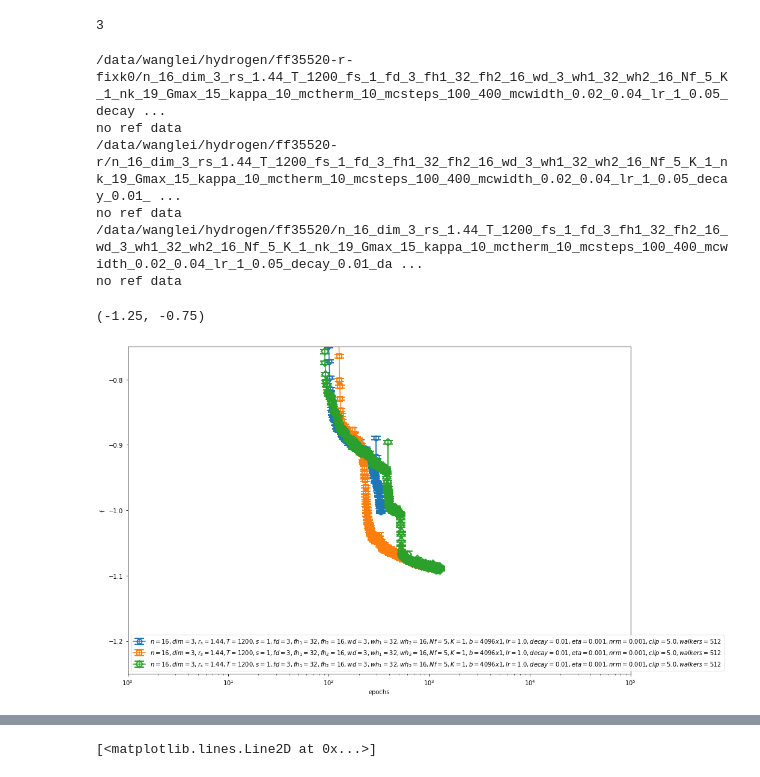
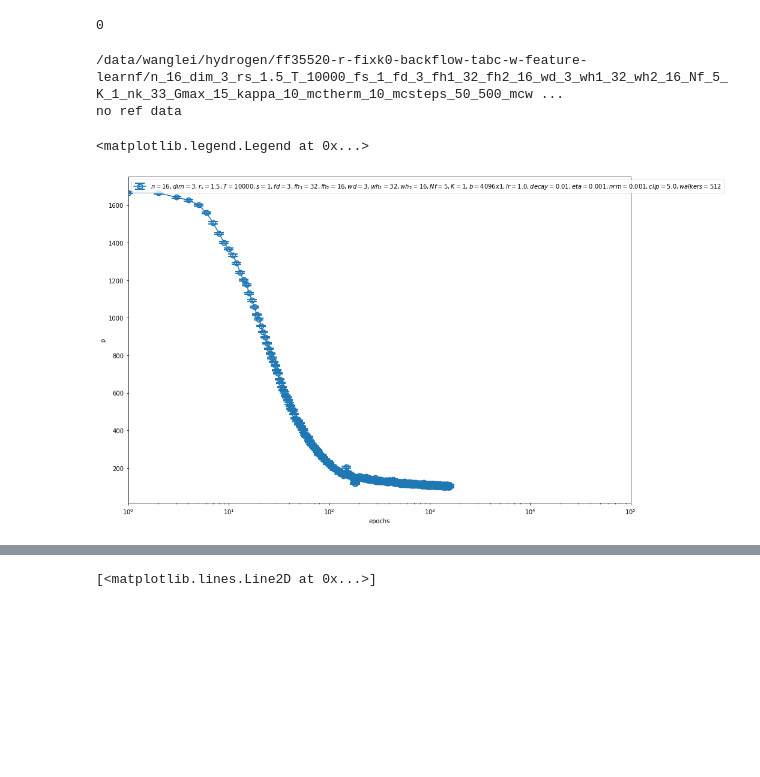
Before and after one commit to fermiflow/hydrogen, a Jupyter notebook: analysis/analysis.ipynb, the cells around one changed output, grey strips where cells are left out. Cells and saved outputs as stored; diff of their text form; code cells hidden in the pictures; blank space fills up the shorter version.

```diff
--- a/analysis/analysis.ipynb
+++ b/analysis/analysis.ipynb
@@ -63,18 +86,19 @@ len(files)
 def cond(f):
     n, dim, rs, T, s, fd, fh1, fh2, wd, wh1, wh2, b, a, lr, decay, eta, maxnorm, Nf, clip, K, w = parse_filename(f)
     #return rs <1.46 and '_ht_' not in f and ('nk_19' in f) and ('mcsteps_100_400' in f)
-    return ('mcsteps_100_500' in f or 'mcsteps_100_400' in f)
+    #return ('mcsteps_100_500' in f or 'mcsteps_100_400' in f)
+    return 'nk_19'  in f or n ==14 or n == 32
 files = list(filter(cond , files))
-#files = files[::-1]
+files = files[::-1]
 len(files)
 
 #files = [files[2], files[1]]
 #files = [files[0], files[2], files[1], files[3], files[4]]
 #files = files[-2:]
 # %% [output]
-3
+0
 # %%
-obs = 'f'
+obs = 'p'
 
 markers = ['o', 's', 'D', '*', 'x', '^', '<', 'h', '>', 'd', 'X', 'v', 'h', '1']
 colors = ['C0', 'C1','C2', 'C3', 'C4', 'C6', 'C5', 'C7', 'C8', 'C9', 'C10', 'C11', 'C12', 'C13']
@@ -83,54 +107,65 @@ plt.figure(figsize=(15,10))
 for f, marker, color in zip(files, markers, colors):
     n, dim, rs, T, s, fd, fh1, fh2, wd, wh1, wh2, b, a, lr, decay, eta, maxnorm, Nf, clip, K, w = parse_filename(f)
 
-    print (f)
+    Kp = 0.75*T/157888.088922572 # proton kinetic energy in Ry
+
+    print (f, Kp)
     df = pd.read_csv(f, delimiter=r"\s+")
     label = r'$n=%s,dim=%s,r_s=%s,T=%g,s=%s,fd=%s,fh_1=%s,fh_2=%s,wd=%s,wh_1=%s,wh_2=%s,Nf=%s,K=%s,b=%sx%s,lr=%s,decay=%s,eta=%s,nrm=%s,clip=%s, walkers=%s$'\
                 %(n,dim,rs,T,s,fd,fh1,fh2,wd,wh1,wh2,Nf,K,b,a,lr,decay,eta,maxnorm,clip,w)
 
     if obs == 'vtot':
         y = df['vpp'].values + df['vep'].values + df['vee'].values
         yerr = np.sqrt(df['vpp_err'].values**2 + df['vep_err'].values**2 + df['vee_err'].values**2)
     elif obs == 'etot':
-        y = df['e'].values + df['vpp'].values
+        y = df['e'].values + df['vpp'].values + Kp
         yerr = np.sqrt(df['e_err'].values**2 + df['vpp_err'].values**2)
     elif obs in ['acc_s', 'acc_x']:
         y = df[obs].values
         yerr = np.zeros_like(y)
+    elif obs == 'p':
+        L = (4/3*jnp.pi*n)**(1/3)
+        y = df[obs].values + (2*Kp)/(3*(L*rs)**3)*14710.513242194795
+        yerr = df[obs+'_err'].values
     else:
         y, yerr = df[obs].values, df[obs+'_err'].values
 
-    plt.errorbar(df['epoch'].values, y, yerr=yerr,
-                 marker=marker, color=color,markerfacecolor='none',
-                 markeredgewidth=2, ms=8, capsize=8, label=label)
+    #L = (4/3*np.pi*n)**(1/3)
+    #y -= ( jax.scipy.special.gammaln(n+1)/n + dim*np.log(L) )
 
     try:
         ref_value = ref_df.query('(T==%g) & (rs==%g)'%(T, rs))[obs].values[0]
         if obs in ['etot', 'k', 'vtot']: ref_value = 2*ref_value
         plt.axhline(y=ref_value, color='r')
+        #y = (y-ref_value)/np.abs(ref_value)
 
-    except KeyError or IndexError:
+    except (KeyError , IndexError):
         print ('no ref data')
+
+    plt.errorbar(df['epoch'].values, y, yerr=yerr,
+                 marker=marker, color=color,markerfacecolor='none',
+                 markeredgewidth=2, ms=8, capsize=8, label=label)
 
     #if obs == 'p': plt.ylim([100, 400])
     #if obs in ['f', 'etot', 'e', 'vtot']: plt.ylim([1, 2])
 
 plt.ylabel(obs)
 plt.xlabel('epochs')
 plt.xlim([1, 1e5])
 plt.xscale('log')
-plt.legend(loc='best')
-plt.ylim([-1.25, -0.75])
-#plt.axhline(y=0.15159471136709557 , color='r')
+#plt.yscale('log')
+plt.legend(loc='upper left')
+#plt.ylim([-20, 20])
+#plt.ylim([-1.1, -0.])
+#plt.ylim([1800, 2500])
+#plt.axhline(y=200, color='r')
+#plt.axhline(y=-2*0.1237, color='r')
+#plt.axvline(x=346, color='r')
 # %% [output]
-/data/wanglei/hydrogen/ff35520-r-fixk0/n_16_dim_3_rs_1.44_T_1200_fs_1_fd_3_fh1_32_fh2_16_wd_3_wh1_32_wh2_16_Nf_5_K_1_nk_19_Gmax_15_kappa_10_mctherm_10_mcsteps_100_400_mcwidth_0.02_0.04_lr_1_0.05_decay ...
+/data/wanglei/hydrogen/ff35520-r-fixk0-backflow-tabc-w-feature-learnf/n_16_dim_3_rs_1.5_T_10000_fs_1_fd_3_fh1_32_fh2_16_wd_3_wh1_32_wh2_16_Nf_5_K_1_nk_33_Gmax_15_kappa_10_mctherm_10_mcsteps_50_500_mcw ...
 no ref data
-/data/wanglei/hydrogen/ff35520-r/n_16_dim_3_rs_1.44_T_1200_fs_1_fd_3_fh1_32_fh2_16_wd_3_wh1_32_wh2_16_Nf_5_K_1_nk_19_Gmax_15_kappa_10_mctherm_10_mcsteps_100_400_mcwidth_0.02_0.04_lr_1_0.05_decay_0.01_ ...
-no ref data
-/data/wanglei/hydrogen/ff35520/n_16_dim_3_rs_1.44_T_1200_fs_1_fd_3_fh1_32_fh2_16_wd_3_wh1_32_wh2_16_Nf_5_K_1_nk_19_Gmax_15_kappa_10_mctherm_10_mcsteps_100_400_mcwidth_0.02_0.04_lr_1_0.05_decay_0.01_da ...
-no ref data
-(-1.25, -0.75)
+<matplotlib.legend.Legend at 0x...>
-[figure, old version]
+[figure, new version]
 # %%
 import sys, os
 sys.path.append("/home/wanglei/hydrogen/src")
```
Also changed, not shown: parts of 9 cells of this notebook, 2 other files.
